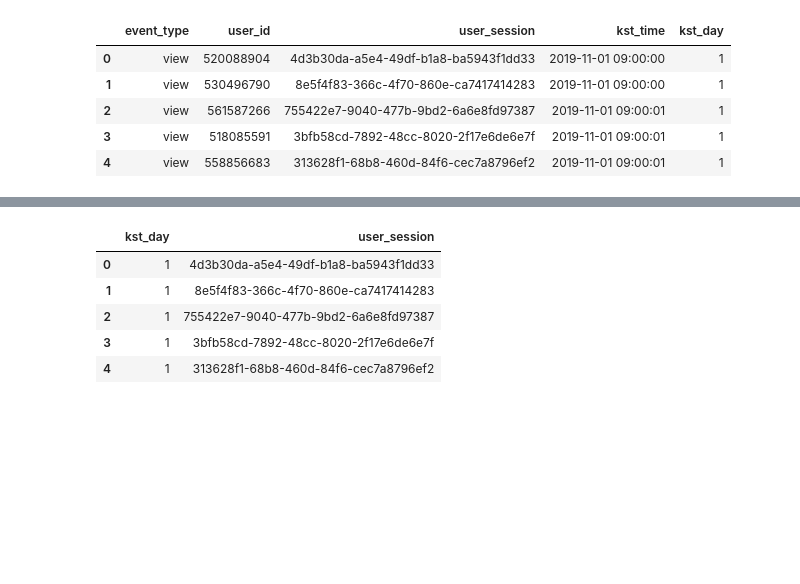
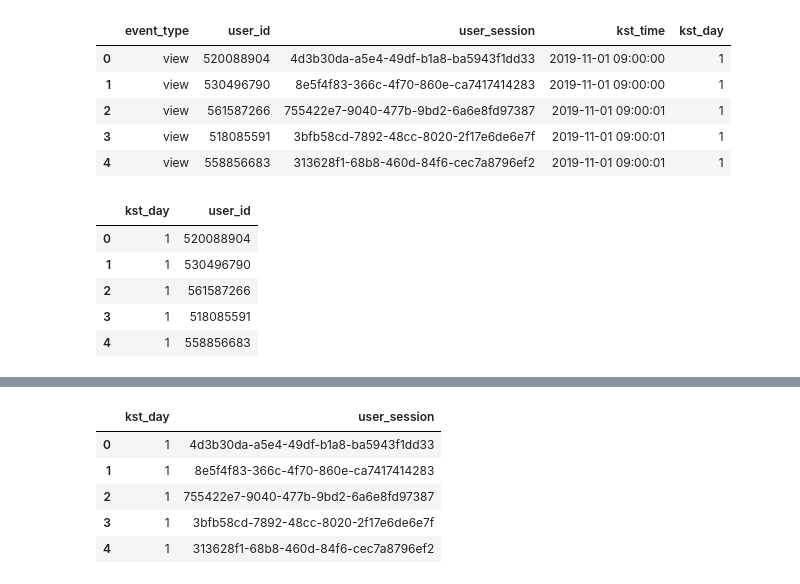
Before and after one commit to song248/To-Be-Data-Engineer, a Jupyter notebook: notebook/Question_1.ipynb, the cells around one changed output, grey strips where cells are left out. Saved outputs shown, nothing was run; the diff lists cells and outputs as text; code cells hidden in the pictures; blank space fills up the shorter version.

```diff
--- a/notebook/Question_1.ipynb
+++ b/notebook/Question_1.ipynb
@@ -108,3 +108,13 @@ new_commerce_df.head()
 | 2 | view | 561587266 | 755422e7-9040-477b-9bd2-6a6e8fd97387 | 2019-11-01 09:00:01 | 1 |
 | 3 | view | 518085591 | 3bfb58cd-7892-48cc-8020-2f17e6de6e7f | 2019-11-01 09:00:01 | 1 |
 | 4 | view | 558856683 | 313628f1-68b8-460d-84f6-cec7a8796ef2 | 2019-11-01 09:00:01 | 1 |
+# %%
+day_df = new_commerce_df[['kst_day','user_id']]
+day_df.head()
+# %% [output]
+|  | kst_day | user_id |
+| 0 | 1 | 520088904 |
+| 1 | 1 | 530496790 |
+| 2 | 1 | 561587266 |
+| 3 | 1 | 518085591 |
+| 4 | 1 | 558856683 |
```
Also changed, not shown: parts of 2 cells of this notebook.
